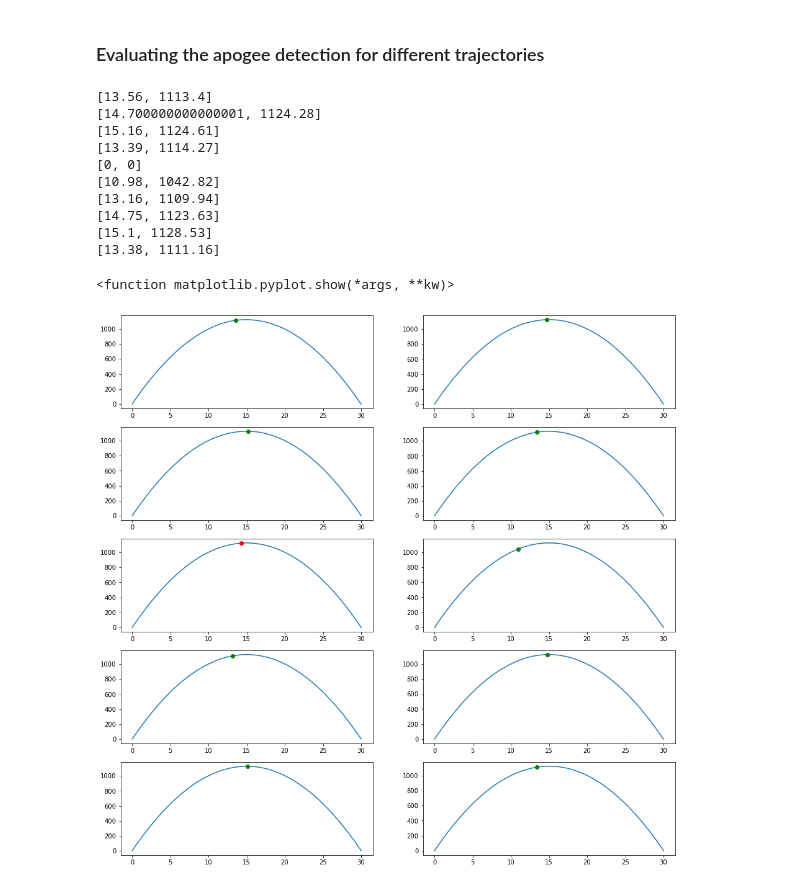
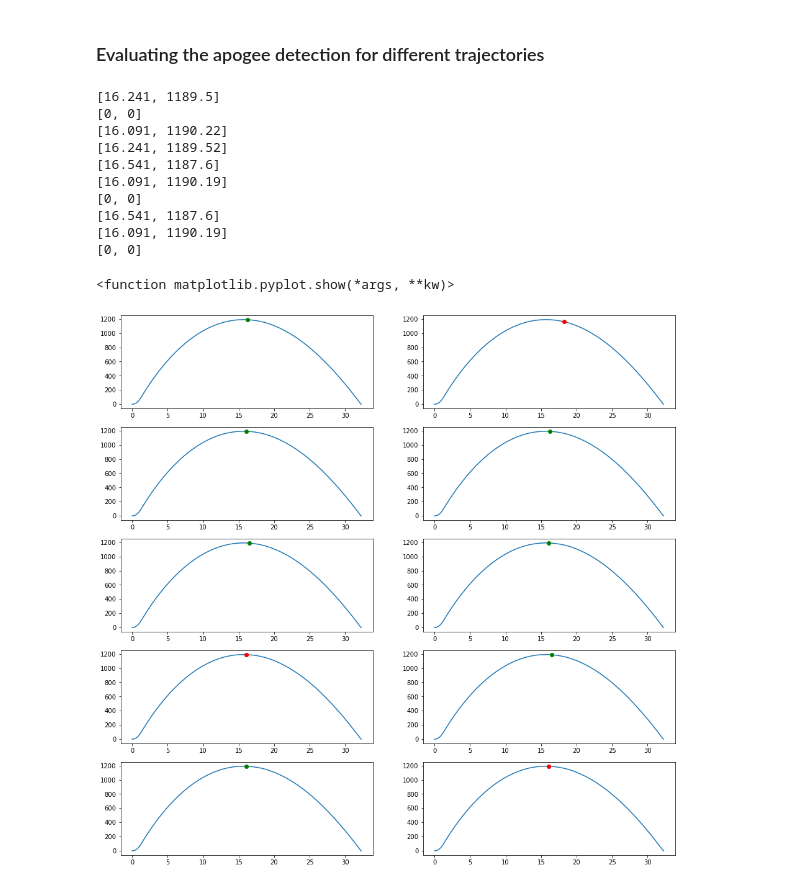
Before and after one commit to eloiantonio/Andromeda_I_Recovery_System_Simulations, a Jupyter notebook: Andromeda_I_Recovery_System_Redundacy_Simulation.ipynb, the cells around one changed output. Saved outputs shown, nothing was run; the diff lists cells and outputs as text; code cells hidden in the pictures.

```diff
--- a/Andromeda_I_Recovery_System_Redundacy_Simulation.ipynb
+++ b/Andromeda_I_Recovery_System_Redundacy_Simulation.ipynb
@@ -83,5 +97,5 @@ def points(x, y):
         second_altitude = current_altitude
     return p_c1, p_c2
 # %%
-altitude_noise = noise(len(x),0.2)
+altitude_noise = noise(len(t),0.01)
 # %%
@@ -94,8 +105,0 @@ plt.show()
-# %%
-y[0] = 0
-alfa = 5.0
-for i in range(1,len(x)):
-    y[i] = y[i-1] + alfa*(30*0.01 - 2*0.01*x[i-1] - 0.01**2)
-
-plt.plot(x,y)
-plt.show()
@@ -106,14 +105,0 @@ plt.show()
-# %%
-y[0] = 0
-alfa = 5.0
-for i in range(1,len(x)):
-    if i < 50:
-        y[i] = y[i-1] + alfa*(30*0.01 - 2*0.01*x[i-1] - 0.01**2)
-    elif y[i-1]>0:
-        y[i] = y[i-1] + alfa*(30*0.01 - 2*0.01*x[i-1] - 0.01**2) + 0.1*(randint(0,1)*randint(-1,1))
-    else:
-        y[i] = 0
-
-
-plt.plot(x,y)
-plt.show()
@@ -127,5 +111,5 @@ plt.show()
 # %%
-p_c1, p_c2 = points(x, y+altitude_noise)
+p_c1, p_c2 = points(t, y+altitude_noise)
 # %%
 p_c1
 # %% [output]
@@ -153,36 +137,26 @@ plt.show
 # %%
 fig, axs = plt.subplots(5,2, gridspec_kw = {'width_ratios':[1,1]}, figsize=(16,16))
 for j in range(0,5):
     for k in range (0,2):
-        x = np.linspace(0,30,3001)
-        y[0] = 0
-        alfa = 5.0
-        for i in range(1,len(x)):
-            if i < 50:
-                y[i] = y[i-1] + alfa*(30*0.01 - 2*0.01*x[i-1] - 0.01**2)
-            elif y[i-1]>0:
-                y[i] = y[i-1] + alfa*(30*0.01 - 2*0.01*x[i-1] - 0.01**2) + 0.1*(randint(0,1)*randint(-1,1))
-            else:
-                y[i] = 0
-        altitude_noise = noise(len(x),0.2)
-        p_c1, p_c2 = points(x, y+altitude_noise)
+        altitude_noise = noise(len(t),0.01)
+        p_c1, p_c2 = points(t, y+altitude_noise)
         print(p_c1)
-        axs[j,k].plot(x,y)
+        axs[j,k].plot(t,y)
         if p_c1[0] !=0:
             axs[j,k].plot(p_c1[0],p_c1[1], marker='o', markersize=6, color="green", label = "oi")
         else:
             axs[j,k].plot(p_c2[0],p_c2[1], marker='o', markersize=6, color="red", label = "oi")
 plt.show
 # %% [output]
-[13.56, 1113.4]
-[14.700000000000001, 1124.28]
-[15.16, 1124.61]
-[13.39, 1114.27]
+[16.241, 1189.5]
 [0, 0]
-[10.98, 1042.82]
-[13.16, 1109.94]
-[14.75, 1123.63]
-[15.1, 1128.53]
-[13.38, 1111.16]
+[16.091, 1190.22]
+[16.241, 1189.52]
+[16.541, 1187.6]
+[16.091, 1190.19]
+[0, 0]
+[16.541, 1187.6]
+[16.091, 1190.19]
+[0, 0]
 <function matplotlib.pyplot.show(*args, **kw)>
-[figure, old version]
+[figure, new version]
```
Also changed, not shown: parts of 17 cells of this notebook.
